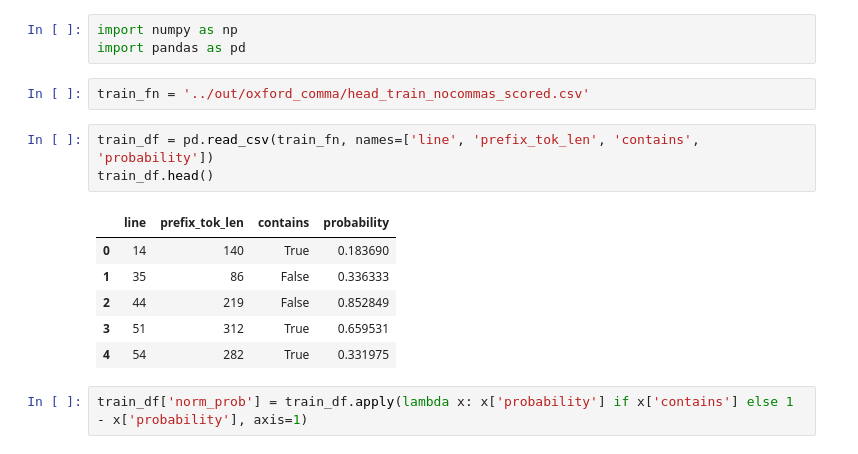
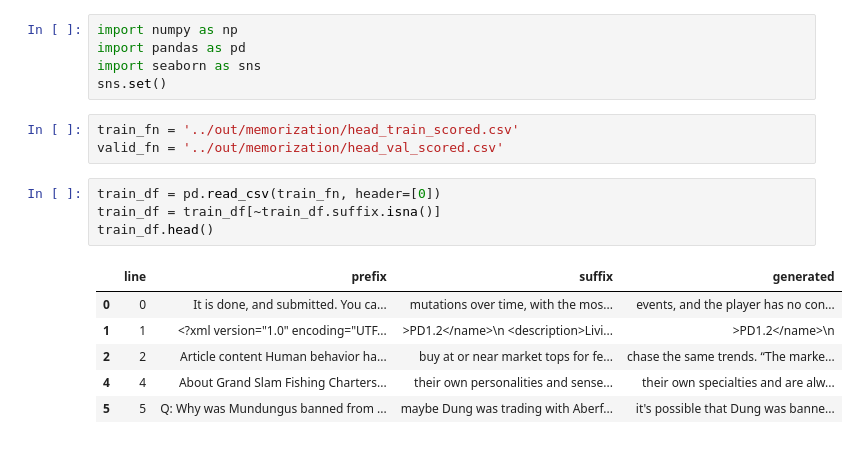
Before and after one commit to ryanyxw/optout, a Jupyter notebook: analysis/memorization_analysis.ipynb, the cells around one changed output. Cells and saved outputs as stored; diff of their text form.

```diff
--- a/analysis/memorization_analysis.ipynb
+++ b/analysis/memorization_analysis.ipynb
@@ -1,17 +1,19 @@
 # %%
 import numpy as np
 import pandas as pd
+import seaborn as sns
+sns.set()
 # %%
-train_fn = '../out/oxford_comma/head_train_nocommas_scored.csv'
+train_fn = '../out/memorization/head_train_scored.csv'
+valid_fn = '../out/memorization/head_val_scored.csv'
 # %%
-train_df = pd.read_csv(train_fn, names=['line', 'prefix_tok_len', 'contains', 'probability'])
+train_df = pd.read_csv(train_fn, header=[0])
+train_df = train_df[~train_df.suffix.isna()]
 train_df.head()
 # %% [output]
-|  | line | prefix_tok_len | contains | probability |
-| 0 | 14 | 140 | True | 0.183690 |
-| 1 | 35 | 86 | False | 0.336333 |
-| 2 | 44 | 219 | False | 0.852849 |
-| 3 | 51 | 312 | True | 0.659531 |
-| 4 | 54 | 282 | True | 0.331975 |
+|  | line | prefix | suffix | generated |
+| 0 | 0 | It is done, and submitted. You ca... | mutations over time, with the mos... | events, and the player has no con... |
+| 1 | 1 | <?xml version="1.0" encoding="UTF... | >PD1.2</name>\n <description>Livi... | >PD1.2</name>\n |
+| 2 | 2 | Article content Human behavior ha... | buy at or near market tops for fe... | chase the same trends. “The marke... |
+| 4 | 4 | About Grand Slam Fishing Charters... | their own personalities and sense... | their own specialties and are alw... |
+| 5 | 5 | Q: Why was Mundungus banned from ... | maybe Dung was trading with Aberf... | it's possible that Dung was banne... |
-# %%
-train_df['norm_prob'] = train_df.apply(lambda x: x['probability'] if x['contains'] else 1 - x['probability'], axis=1)
```
Also changed, not shown: parts of 14 cells of this notebook, 1 other file.
